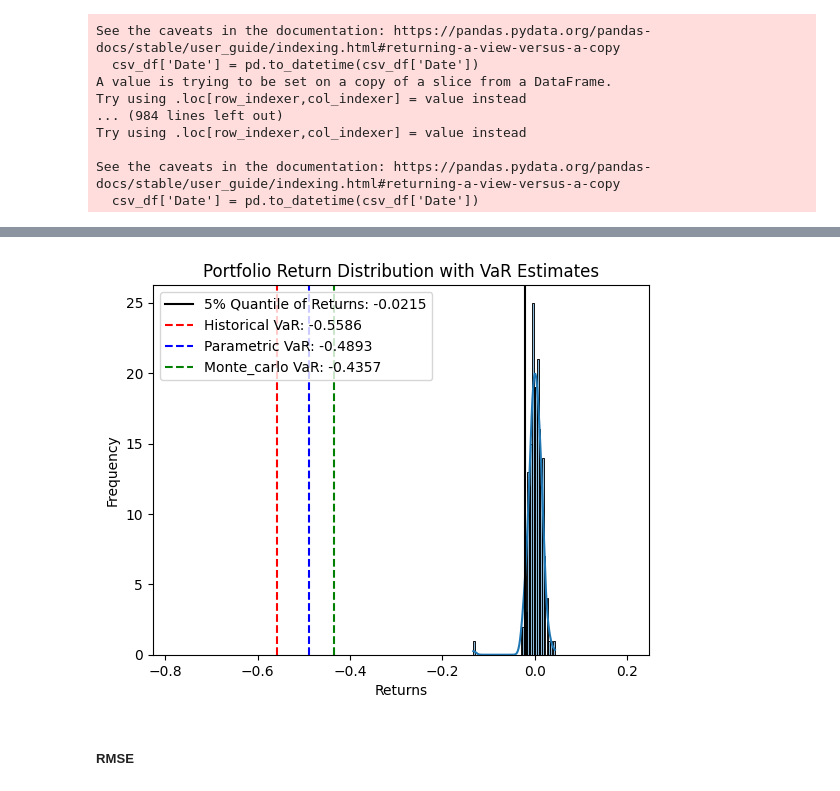
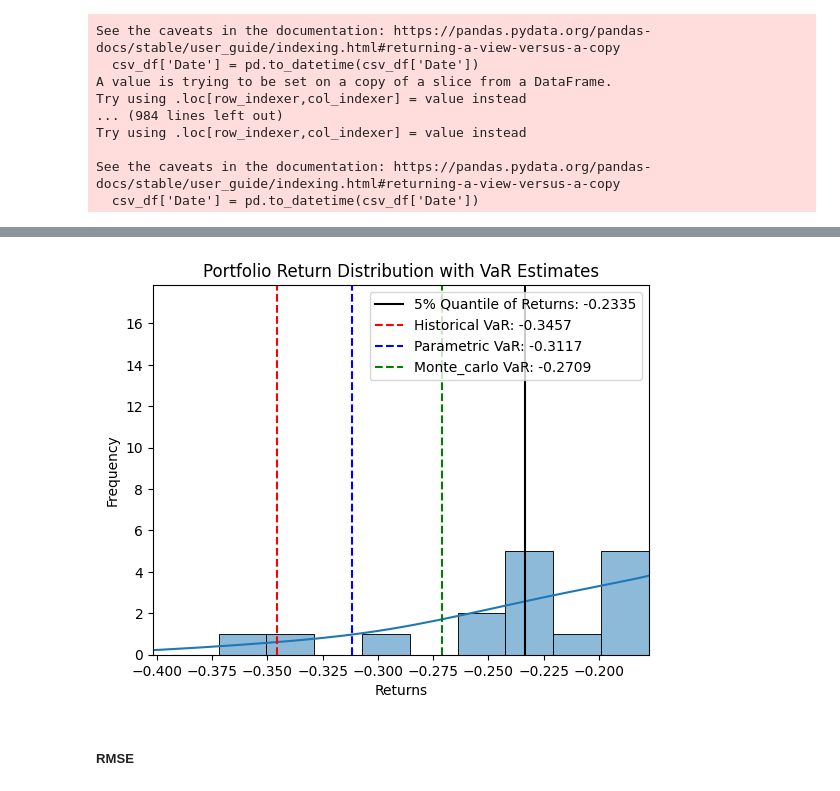
Before and after one commit to mairovitzmario/value-at-risk, a Jupyter notebook: research/research.ipynb, the cells around one changed output, grey strips where cells are left out. Drawn from its saved outputs; the diff is of its cells as text; code cells hidden in the pictures.

```diff
--- a/research/research.ipynb
+++ b/research/research.ipynb
@@ -74,6 +77,11 @@ class PortofolioData:
         cov_matrix = returns.cov()
         returns = returns.dropna()
         returns["portofolio"] = returns.dot(self.weights)
+
+        if stock_data.empty:
+            raise ValueError("No data found for the selected date range and tickers.")
+
+
         return returns, mean_returns, cov_matrix
 
     def get_expected_portofolio_performance(self):
@@ -299,8 +337,9 @@ for portofolio in portofolios:
 # %%
 
 
-def show_portfolio_distribution_with_vars(returns, var_dict, quantile=0.05):
+def show_portfolio_distribution_with_vars(returns, var_dict, time_horizon=1, quantile=0.05, ):
     # Plot the distribution with histogram and KDE
+    returns = returns * np.sqrt(time_horizon)  # Scale returns for the time horizon
     sns.histplot(returns, bins=50, kde=True)
 
     # Plot the base quantile (for reference)
@@ -335,10 +374,10 @@ def show_portfolio_distribution_with_vars(returns, var_dict, quantile=0.05):
     plt.legend()
     plt.show()
 # %%
-min_index = 24
-show_portfolio_distribution_with_vars(returns[min_index]['portofolio'], values_at_risk[min_index], quantile=0.05)
+min_index = 4
+show_portfolio_distribution_with_vars(returns[min_index]['portofolio'][:], values_at_risk[min_index], time_horizon=portofolios[min_index].Time, quantile=0.05)
 # %% [output]
-[figure, old version]
+[figure, new version]
 # %% [markdown]
 ##### RMSE
 # %% [markdown]
```
Also changed, not shown: parts of 25 cells of this notebook, 2 other files.
